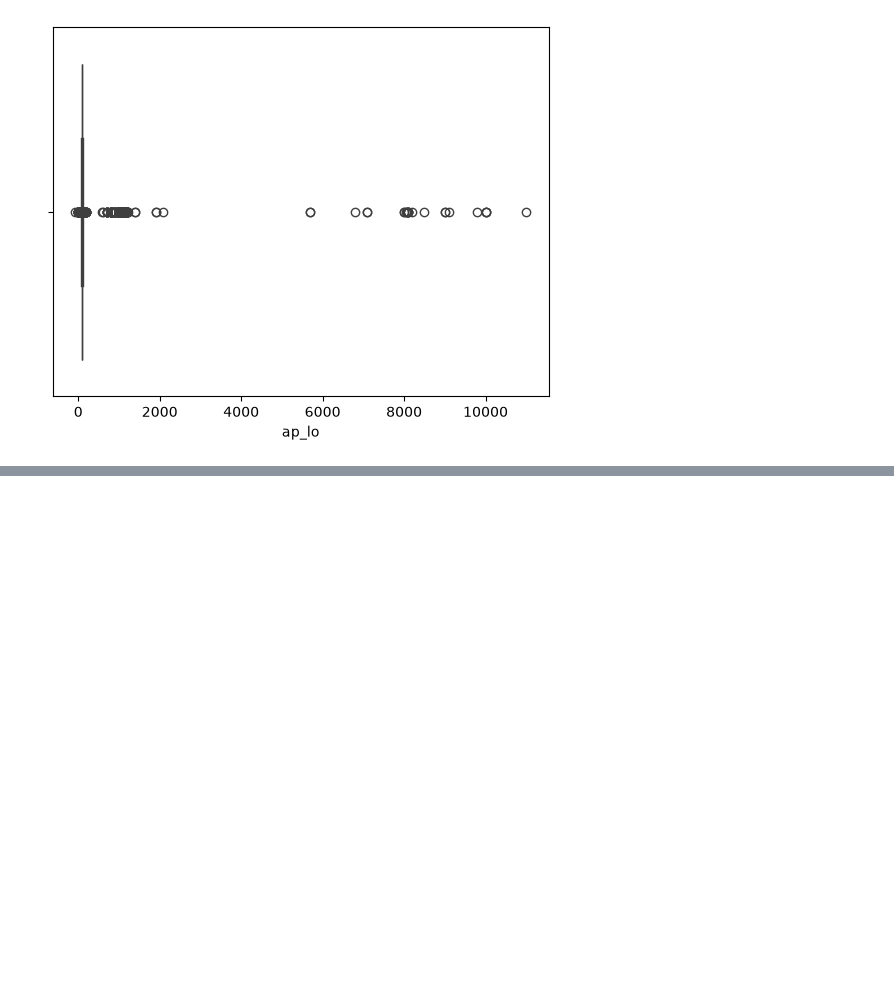
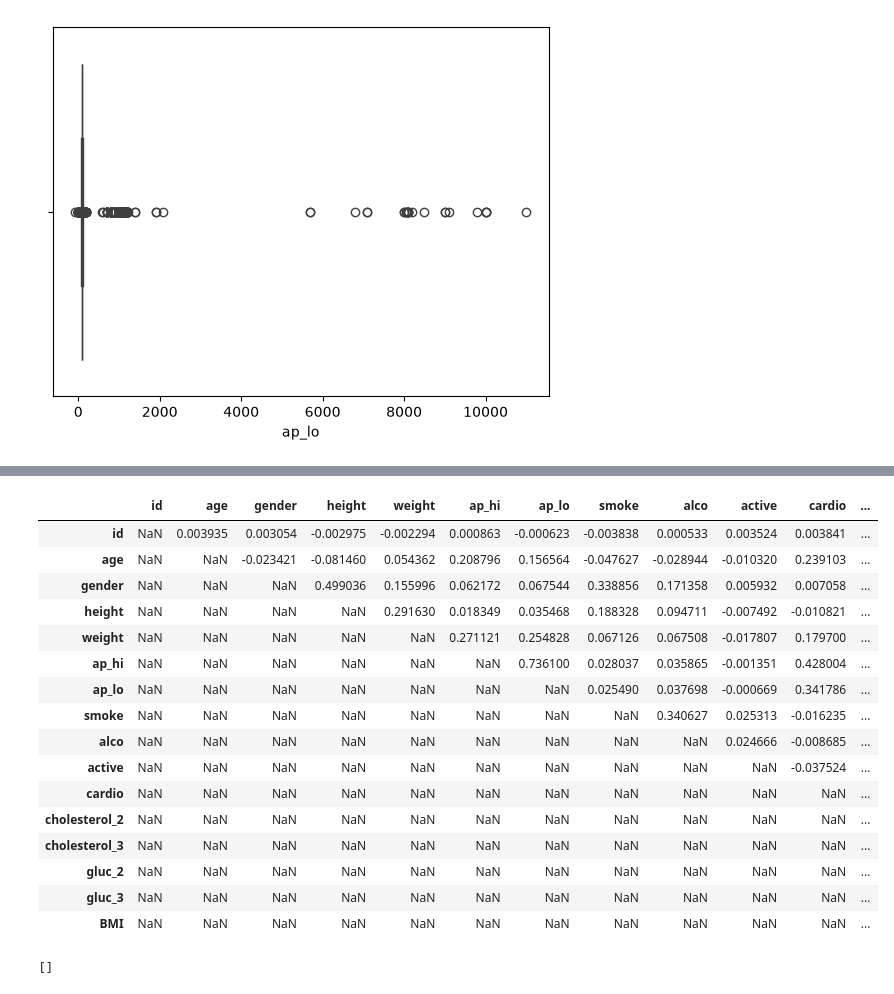
Before and after one commit to aon-muhammad/HeartDiseasePrediction, a Jupyter notebook: model.ipynb, the cells around one changed output, grey strips where cells are left out. Saved outputs shown, nothing was run; the diff lists cells and outputs as text; code cells hidden in the pictures; blank space fills up the shorter version.

```diff
--- a/model.ipynb
+++ b/model.ipynb
@@ -158,0 +263,26 @@ sns.boxplot(df1,x='ap_lo')
+# %%
+upper=mat.where(np.triu(np.ones(mat.shape),k=1).astype(bool))
+upper
+# %% [output]
+|  | id | age | gender | height | weight | ap_hi | ap_lo | smoke | alco | active | cardio | ... |
+| id | NaN | 0.003935 | 0.003054 | -0.002975 | -0.002294 | 0.000863 | -0.000623 | -0.003838 | 0.000533 | 0.003524 | 0.003841 | ... |
+| age | NaN | NaN | -0.023421 | -0.081460 | 0.054362 | 0.208796 | 0.156564 | -0.047627 | -0.028944 | -0.010320 | 0.239103 | ... |
+| gender | NaN | NaN | NaN | 0.499036 | 0.155996 | 0.062172 | 0.067544 | 0.338856 | 0.171358 | 0.005932 | 0.007058 | ... |
+| height | NaN | NaN | NaN | NaN | 0.291630 | 0.018349 | 0.035468 | 0.188328 | 0.094711 | -0.007492 | -0.010821 | ... |
+| weight | NaN | NaN | NaN | NaN | NaN | 0.271121 | 0.254828 | 0.067126 | 0.067508 | -0.017807 | 0.179700 | ... |
+| ap_hi | NaN | NaN | NaN | NaN | NaN | NaN | 0.736100 | 0.028037 | 0.035865 | -0.001351 | 0.428004 | ... |
+| ap_lo | NaN | NaN | NaN | NaN | NaN | NaN | NaN | 0.025490 | 0.037698 | -0.000669 | 0.341786 | ... |
+| smoke | NaN | NaN | NaN | NaN | NaN | NaN | NaN | NaN | 0.340627 | 0.025313 | -0.016235 | ... |
+| alco | NaN | NaN | NaN | NaN | NaN | NaN | NaN | NaN | NaN | 0.024666 | -0.008685 | ... |
+| active | NaN | NaN | NaN | NaN | NaN | NaN | NaN | NaN | NaN | NaN | -0.037524 | ... |
+| cardio | NaN | NaN | NaN | NaN | NaN | NaN | NaN | NaN | NaN | NaN | NaN | ... |
+| cholesterol_2 | NaN | NaN | NaN | NaN | NaN | NaN | NaN | NaN | NaN | NaN | NaN | ... |
+| cholesterol_3 | NaN | NaN | NaN | NaN | NaN | NaN | NaN | NaN | NaN | NaN | NaN | ... |
+| gluc_2 | NaN | NaN | NaN | NaN | NaN | NaN | NaN | NaN | NaN | NaN | NaN | ... |
+| gluc_3 | NaN | NaN | NaN | NaN | NaN | NaN | NaN | NaN | NaN | NaN | NaN | ... |
+| BMI | NaN | NaN | NaN | NaN | NaN | NaN | NaN | NaN | NaN | NaN | NaN | ... |
+# %%
+todrop=[col for col in upper if any (abs(upper[col])>0.8)]
+todrop
+# %% [output]
+[]
```
Also changed, not shown: parts of 41 cells of this notebook.
